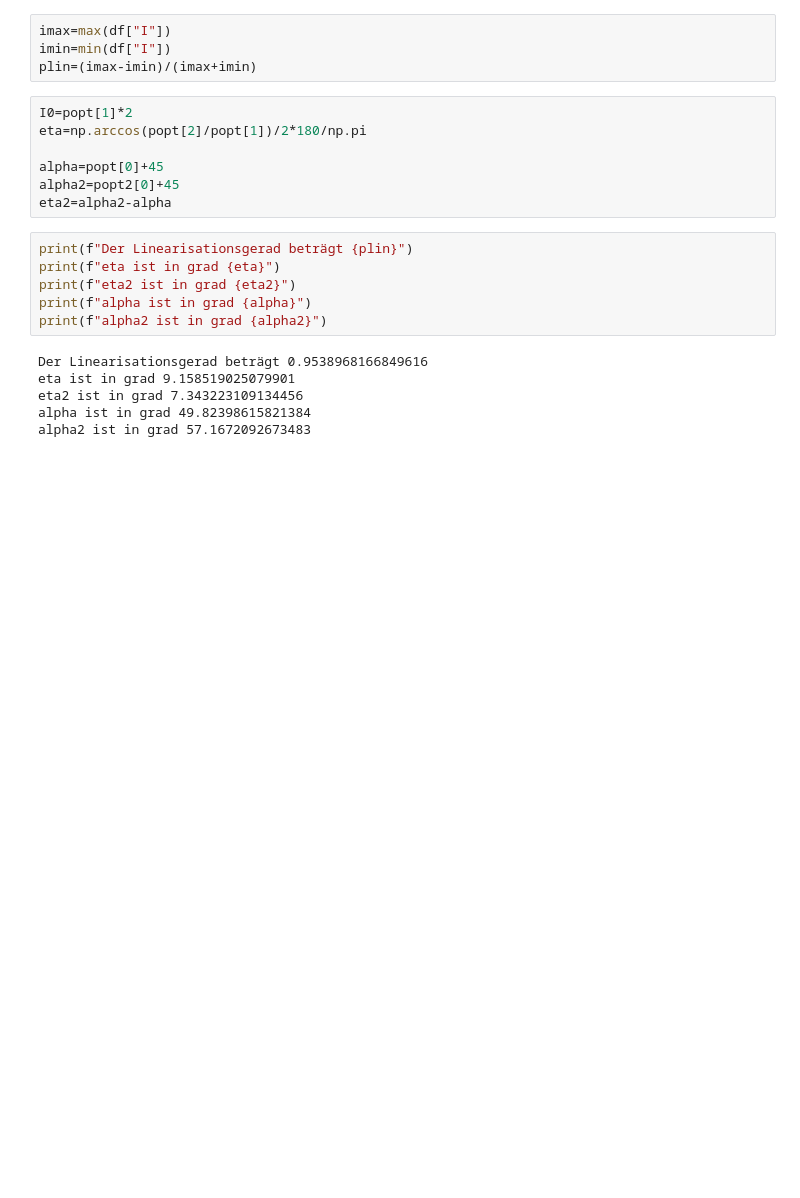
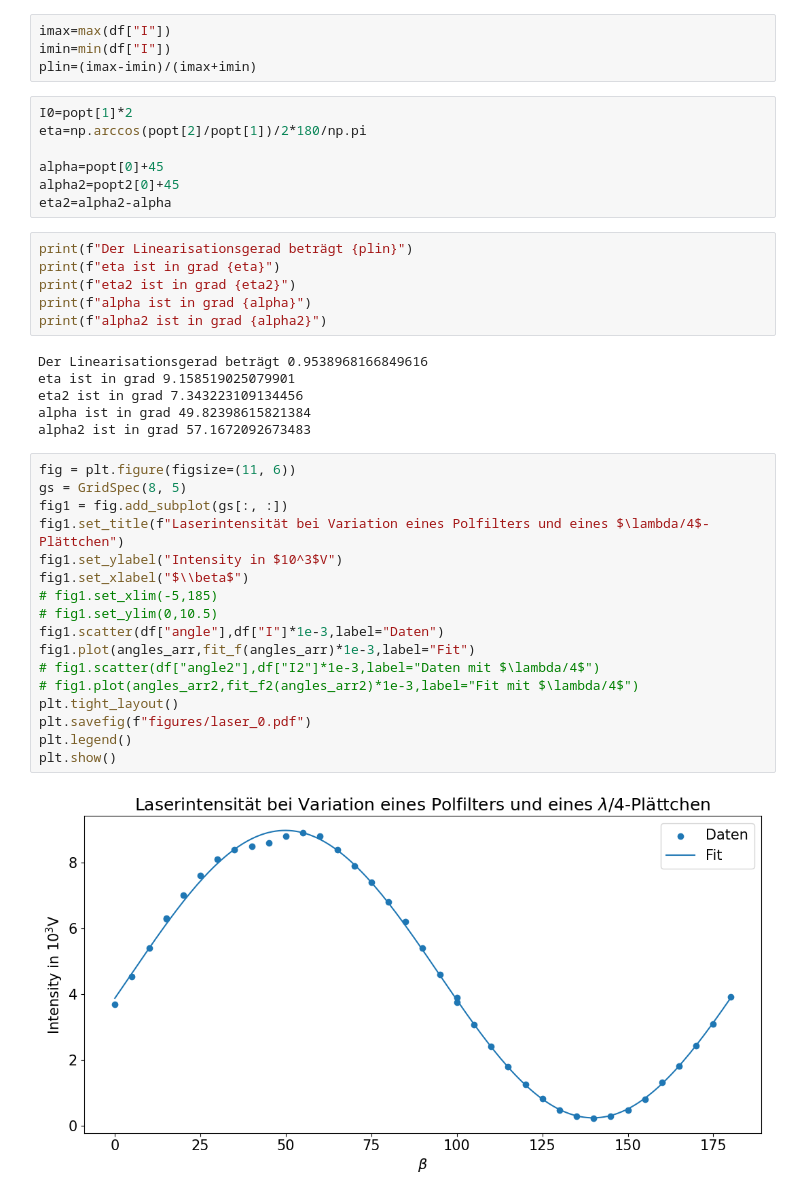
Before and after one commit to hannes-ebe/F-Prak-B, a Jupyter notebook: MOKE/laser.ipynb, the cells around one changed output. Cells and saved outputs as stored; diff of their text form; blank space fills up the shorter version.

```diff
--- a/MOKE/laser.ipynb
+++ b/MOKE/laser.ipynb
@@ -43,3 +44,22 @@ eta ist in grad 9.158519025079901
 eta2 ist in grad 7.343223109134456
 alpha ist in grad 49.82398615821384
 alpha2 ist in grad 57.1672092673483
+# %%
+fig = plt.figure(figsize=(11, 6))
+gs = GridSpec(8, 5)
+fig1 = fig.add_subplot(gs[:, :])
+fig1.set_title(f"Laserintensität bei Variation eines Polfilters und eines $\lambda/4$-Plättchen")
+fig1.set_ylabel("Intensity in $10^3$V")
+fig1.set_xlabel("$\\beta$")
+# fig1.set_xlim(-5,185)
+# fig1.set_ylim(0,10.5)
+fig1.scatter(df["angle"],df["I"]*1e-3,label="Daten")
+fig1.plot(angles_arr,fit_f(angles_arr)*1e-3,label="Fit")
+# fig1.scatter(df["angle2"],df["I2"]*1e-3,label="Daten mit $\lambda/4$")
+# fig1.plot(angles_arr2,fit_f2(angles_arr2)*1e-3,label="Fit mit $\lambda/4$")
+plt.tight_layout()
+plt.savefig(f"figures/laser_0.pdf")
+plt.legend()
+plt.show()
+# %% [output]
+[figure, added]
```
Also changed, not shown: parts of 3 cells of this notebook, 1 other file.
